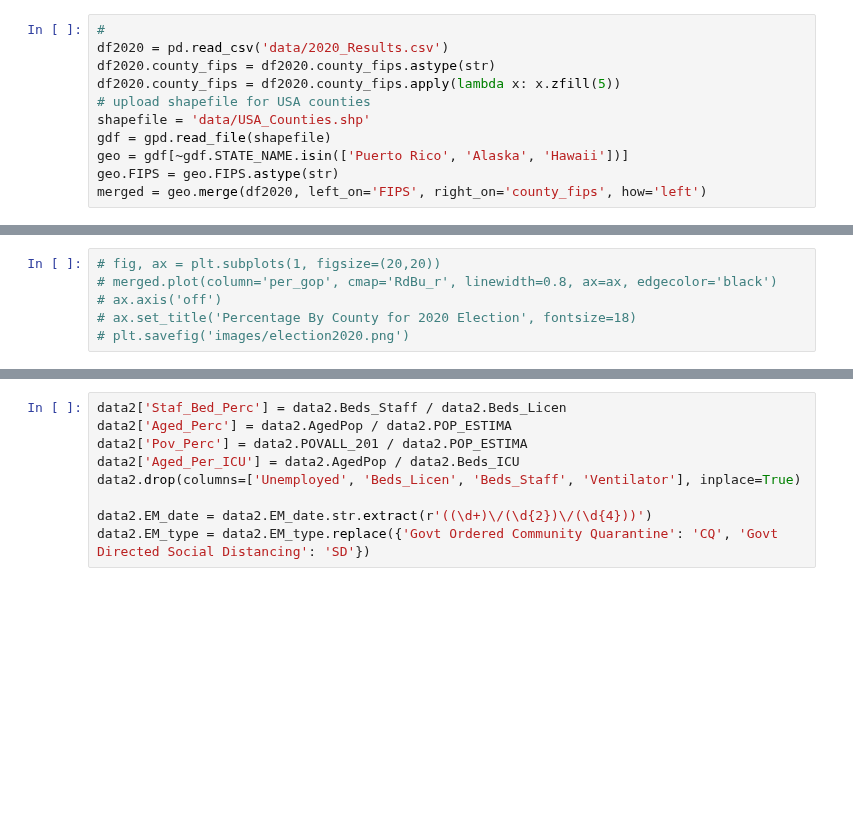
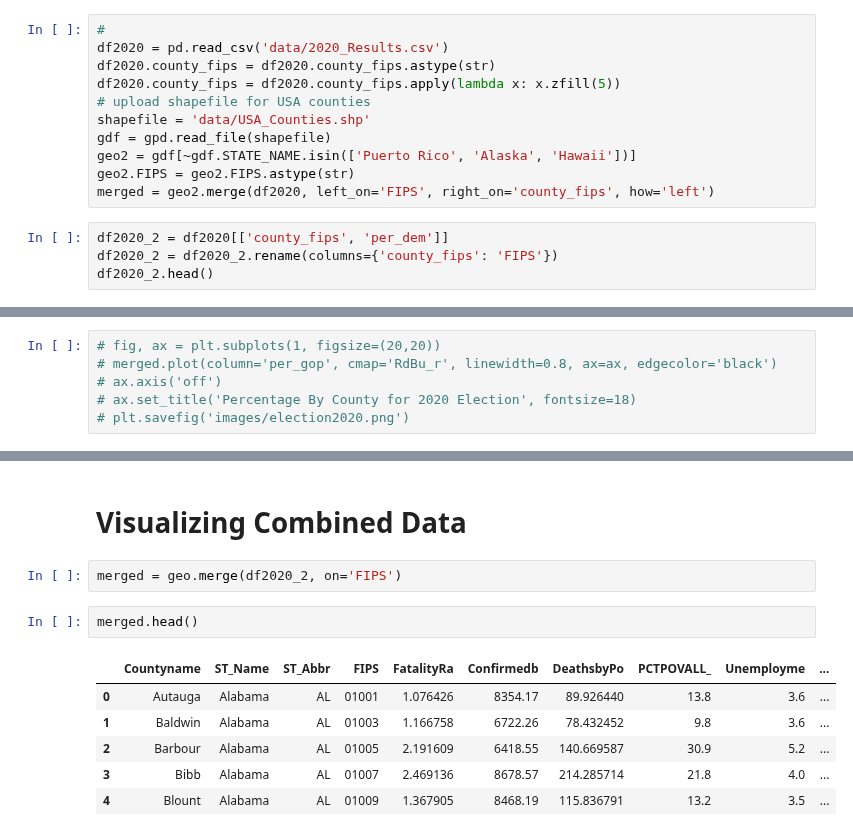
Before and after one commit to datascisteven/The-Masked-Politic, a Jupyter notebook: Phase_3_Project.ipynb, the cells around one changed output, grey strips where cells are left out. Drawn from its saved outputs; the diff is of its cells as text; blank space fills up the shorter version.

```diff
--- a/Phase_3_Project.ipynb
+++ b/Phase_3_Project.ipynb
@@ -304,6 +289,10 @@ df2020.county_fips = df2020.county_fips.apply(lambda x: x.zfill(5))
 # upload shapefile for USA counties
 shapefile = 'data/USA_Counties.shp'
 gdf = gpd.read_file(shapefile)
-geo = gdf[~gdf.STATE_NAME.isin(['Puerto Rico', 'Alaska', 'Hawaii'])]
-geo.FIPS = geo.FIPS.astype(str)
-merged = geo.merge(df2020, left_on='FIPS', right_on='county_fips', how='left')
+geo2 = gdf[~gdf.STATE_NAME.isin(['Puerto Rico', 'Alaska', 'Hawaii'])]
+geo2.FIPS = geo2.FIPS.astype(str)
+merged = geo2.merge(df2020, left_on='FIPS', right_on='county_fips', how='left')
+# %%
+df2020_2 = df2020[['county_fips', 'per_dem']]
+df2020_2 = df2020_2.rename(columns={'county_fips': 'FIPS'})
+df2020_2.head()
@@ -315,12 +311,16 @@ merged = geo.merge(df2020, left_on='FIPS', right_on='county_fips', how='left')
 # plt.savefig('images/election2020.png')
 # %% [markdown]
 <img src='images/election2020.png'>
-# %%
-data2['Staf_Bed_Perc'] = data2.Beds_Staff / data2.Beds_Licen
-data2['Aged_Perc'] = data2.AgedPop / data2.POP_ESTIMA
-data2['Pov_Perc'] = data2.POVALL_201 / data2.POP_ESTIMA
-data2['Aged_Per_ICU'] = data2.AgedPop / data2.Beds_ICU
-data2.drop(columns=['Unemployed', 'Beds_Licen', 'Beds_Staff', 'Ventilator'], inplace=True)
-
-data2.EM_date = data2.EM_date.str.extract(r'((\d+)\/(\d{2})\/(\d{4}))')
-data2.EM_type = data2.EM_type.replace({'Govt Ordered Community Quarantine': 'CQ', 'Govt Directed Social Distancing': 'SD'})
+# %% [markdown]
+# Visualizing Combined Data
+# %%
+merged = geo.merge(df2020_2, on='FIPS')
+# %%
+merged.head()
+# %% [output]
+|  | Countyname | ST_Name | ST_Abbr | FIPS | FatalityRa | Confirmedb | DeathsbyPo | PCTPOVALL_ | Unemployme | ... |
+| 0 | Autauga | Alabama | AL | 01001 | 1.076426 | 8354.17 | 89.926440 | 13.8 | 3.6 | ... |
+| 1 | Baldwin | Alabama | AL | 01003 | 1.166758 | 6722.26 | 78.432452 | 9.8 | 3.6 | ... |
+| 2 | Barbour | Alabama | AL | 01005 | 2.191609 | 6418.55 | 140.669587 | 30.9 | 5.2 | ... |
+| 3 | Bibb | Alabama | AL | 01007 | 2.469136 | 8678.57 | 214.285714 | 21.8 | 4.0 | ... |
+| 4 | Blount | Alabama | AL | 01009 | 1.367905 | 8468.19 | 115.836791 | 13.2 | 3.5 | ... |
```
Also changed, not shown: parts of 33 cells of this notebook, 9 other files.
